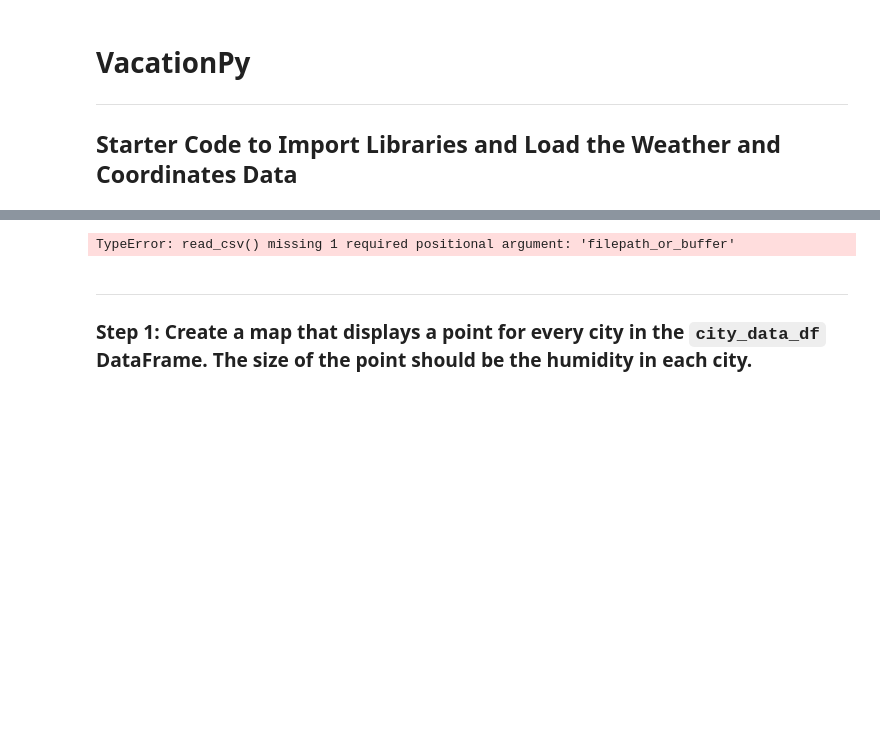
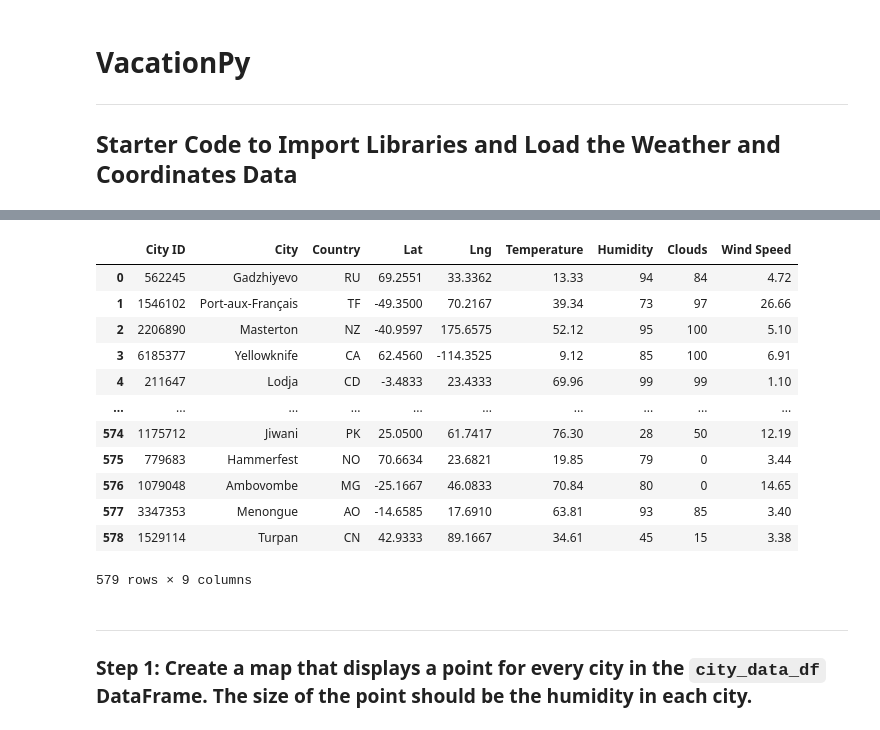
Before and after one commit to Kajal3799/python-api-challenge, a Jupyter notebook: VacationPy/VacationPy.ipynb, the cells around one changed output, grey strips where cells are left out. Saved outputs shown, nothing was run; the diff lists cells and outputs as text; code cells hidden in the pictures; blank space fills up the shorter version.

```diff
--- a/VacationPy/VacationPy.ipynb
+++ b/VacationPy/VacationPy.ipynb
@@ -16,11 +19,23 @@ from api_keys import geoapify_key
 # %%
 # Load the CSV file created in Part 1 into a Pandas DataFrame
-city_data_df = pd.read_csv("../WeatherPy/Output/city_weather.csv"))
+city_data_df = pd.read_csv("../WeatherPy/Output/city_weather.csv")
 
 # Display sample data
 city_data_df
 # %% [output]
+|  | City ID | City | Country | Lat | Lng | Temperature | Humidity | Clouds | Wind Speed |
+| 0 | 562245 | Gadzhiyevo | RU | 69.2551 | 33.3362 | 13.33 | 94 | 84 | 4.72 |
+| 1 | 1546102 | Port-aux-Français | TF | -49.3500 | 70.2167 | 39.34 | 73 | 97 | 26.66 |
+| 2 | 2206890 | Masterton | NZ | -40.9597 | 175.6575 | 52.12 | 95 | 100 | 5.10 |
+| 3 | 6185377 | Yellowknife | CA | 62.4560 | -114.3525 | 9.12 | 85 | 100 | 6.91 |
+| 4 | 211647 | Lodja | CD | -3.4833 | 23.4333 | 69.96 | 99 | 99 | 1.10 |
+| ... | ... | ... | ... | ... | ... | ... | ... | ... | ... |
+| 574 | 1175712 | Jiwani | PK | 25.0500 | 61.7417 | 76.30 | 28 | 50 | 12.19 |
+| 575 | 779683 | Hammerfest | NO | 70.6634 | 23.6821 | 19.85 | 79 | 0 | 3.44 |
+| 576 | 1079048 | Ambovombe | MG | -25.1667 | 46.0833 | 70.84 | 80 | 0 | 14.65 |
+| 577 | 3347353 | Menongue | AO | -14.6585 | 17.6910 | 63.81 | 93 | 85 | 3.40 |
+| 578 | 1529114 | Turpan | CN | 42.9333 | 89.1667 | 34.61 | 45 | 15 | 3.38 |
-TypeError: read_csv() missing 1 required positional argument: 'filepath_or_buffer'
+579 rows × 9 columns
 # %% [markdown]
 ---
 
```
Also changed, not shown: parts of 9 cells of this notebook, 15 other files.
